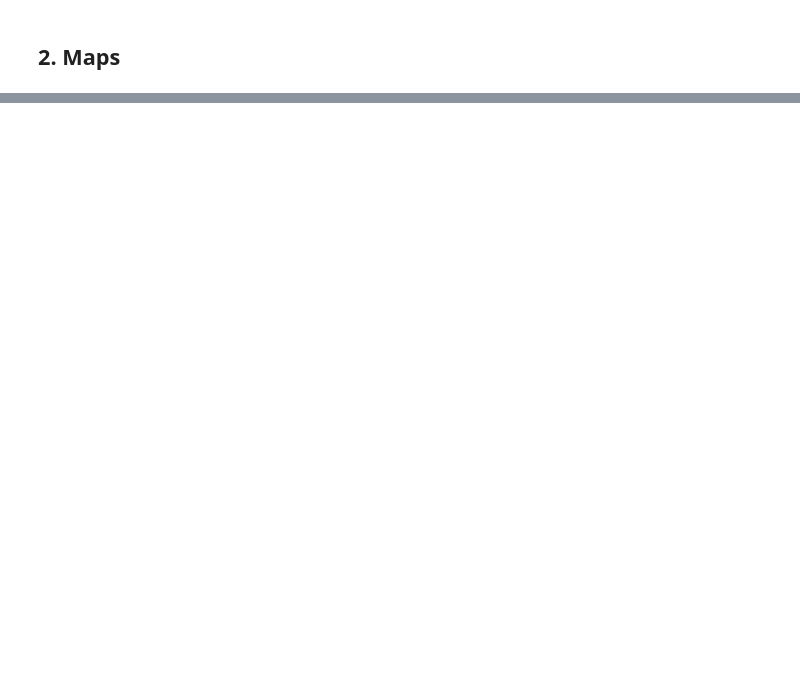
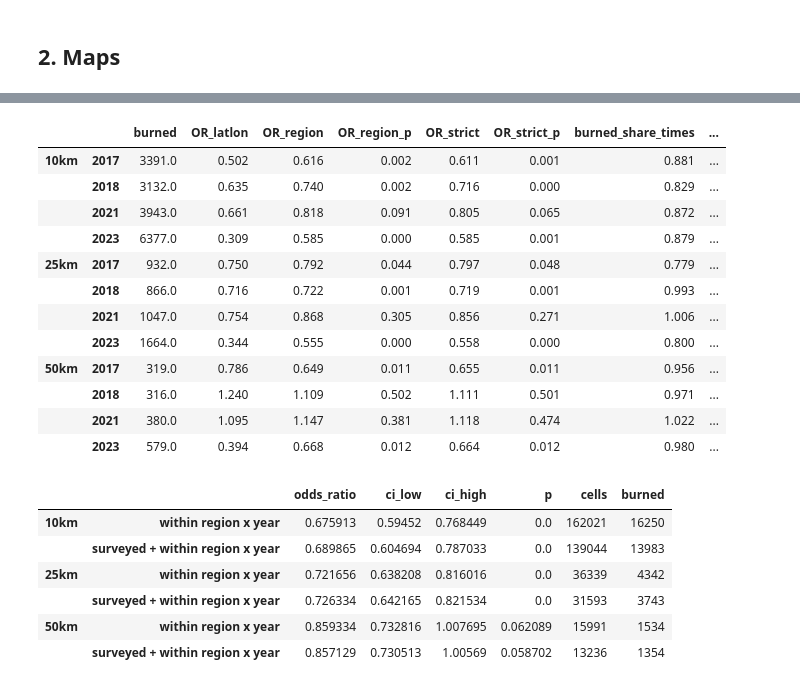
Before and after one commit to Kanahe1800/burntbeaver, a Jupyter notebook: prep/stats_cells.ipynb, the cells around one changed output, grey strips where cells are left out. Drawn from its saved outputs; the diff is of its cells as text; code cells hidden in the pictures; blank space fills up the shorter version.

```diff
--- a/prep/stats_cells.ipynb
+++ b/prep/stats_cells.ipynb
@@ -363,0 +438,20 @@ saved ndvi_timelapse_50km.gif (7 months)
+# %%
+by_year, pooled = {}, []
+for y in YEARS:
+    try:
+        d = load_cells(GRID, y)
+    except ValueError as e:
+        print(f"skip {y}: {e}")
+        continue
+    by_year[y] = summary_row(d)
+    pooled.append(d.assign(year=y, block=d["block"] * 10000 + y))     # region x year groups
+by_year = pd.DataFrame(by_year).T
+display(by_year.round(4))
+
+if pooled:
+    pool = pd.concat(pooled, ignore_index=True)
+    for name, data in (("pooled, within region x year", pool), ("pooled, surveyed + within region x year", pool[pool["surveyed"] == 1])):
+        r = within_region_or(data)
+        if r:
+            print(f"{name}: OR {r['odds_ratio']:.3f} (95% CI {r['ci_low']:.3f}-{r['ci_high']:.3f}), p = {r['p']:.3g}, "
+                  f"{r['cells']:,} cell-years")
@@ -363,0 +466,44 @@ saved ndvi_timelapse_50km.gif (7 months)
+# %%
+rows, pooled_rows = {}, {}
+for gname in GRIDS:
+    stack = []
+    for y in YEARS:
+        try:
+            d = load_cells(gname, y)
+        except ValueError as e:
+            print(f"skip {gname} {y}: {e}")
+            continue
+        rows[(gname, y)] = summary_row(d)
+        stack.append(d.assign(block=d["block"] * 10000 + y))     # region x year groups
+    if stack:
+        pool = pd.concat(stack, ignore_index=True)
+        for name, data in (("within region x year", pool),
+                           ("surveyed + within region x year", pool[pool["surveyed"] == 1])):
+            r = within_region_or(data)
+            if r:
+                pooled_rows[(gname, name)] = r
+
+display(pd.DataFrame(rows).T[["burned", "OR_latlon", "OR_region", "OR_region_p", "OR_strict", "OR_strict_p",
+                              "burned_share_times", "ndvi_effect", "ndvi_effect_p"]].round(3))
+display(pd.DataFrame(pooled_rows).T[["odds_ratio", "ci_low", "ci_high", "p", "cells", "burned"]].round(3))
+# %% [output]
+|  |  | burned | OR_latlon | OR_region | OR_region_p | OR_strict | OR_strict_p | burned_share_times | ... |
+| 10km | 2017 | 3391.0 | 0.502 | 0.616 | 0.002 | 0.611 | 0.001 | 0.881 | ... |
+|  | 2018 | 3132.0 | 0.635 | 0.740 | 0.002 | 0.716 | 0.000 | 0.829 | ... |
+|  | 2021 | 3943.0 | 0.661 | 0.818 | 0.091 | 0.805 | 0.065 | 0.872 | ... |
+|  | 2023 | 6377.0 | 0.309 | 0.585 | 0.000 | 0.585 | 0.001 | 0.879 | ... |
+| 25km | 2017 | 932.0 | 0.750 | 0.792 | 0.044 | 0.797 | 0.048 | 0.779 | ... |
+|  | 2018 | 866.0 | 0.716 | 0.722 | 0.001 | 0.719 | 0.001 | 0.993 | ... |
+|  | 2021 | 1047.0 | 0.754 | 0.868 | 0.305 | 0.856 | 0.271 | 1.006 | ... |
+|  | 2023 | 1664.0 | 0.344 | 0.555 | 0.000 | 0.558 | 0.000 | 0.800 | ... |
+| 50km | 2017 | 319.0 | 0.786 | 0.649 | 0.011 | 0.655 | 0.011 | 0.956 | ... |
+|  | 2018 | 316.0 | 1.240 | 1.109 | 0.502 | 1.111 | 0.501 | 0.971 | ... |
+|  | 2021 | 380.0 | 1.095 | 1.147 | 0.381 | 1.118 | 0.474 | 1.022 | ... |
+|  | 2023 | 579.0 | 0.394 | 0.668 | 0.012 | 0.664 | 0.012 | 0.980 | ... |
+|  |  | odds_ratio | ci_low | ci_high | p | cells | burned |
+| 10km | within region x year | 0.675913 | 0.59452 | 0.768449 | 0.0 | 162021 | 16250 |
+|  | surveyed + within region x year | 0.689865 | 0.604694 | 0.787033 | 0.0 | 139044 | 13983 |
+| 25km | within region x year | 0.721656 | 0.638208 | 0.816016 | 0.0 | 36339 | 4342 |
+|  | surveyed + within region x year | 0.726334 | 0.642165 | 0.821534 | 0.0 | 31593 | 3743 |
+| 50km | within region x year | 0.859334 | 0.732816 | 1.007695 | 0.062089 | 15991 | 1534 |
+|  | surveyed + within region x year | 0.857129 | 0.730513 | 1.00569 | 0.058702 | 13236 | 1354 |
```
Also changed, not shown: parts of 46 cells of this notebook, 9 other files.
